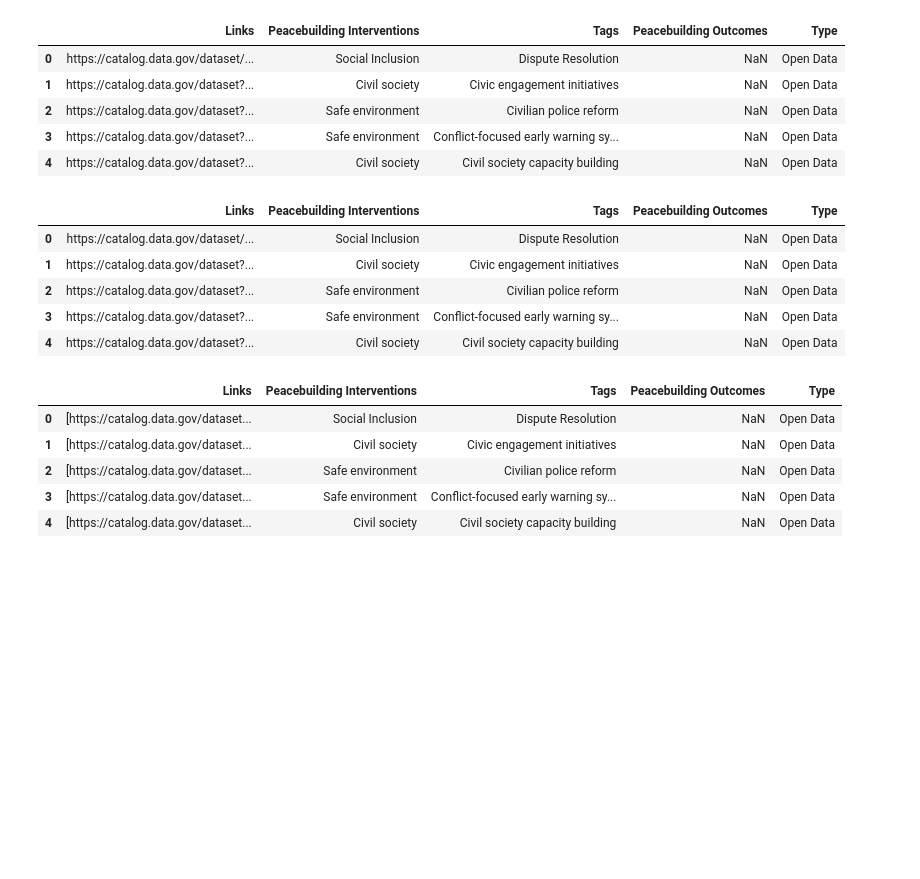
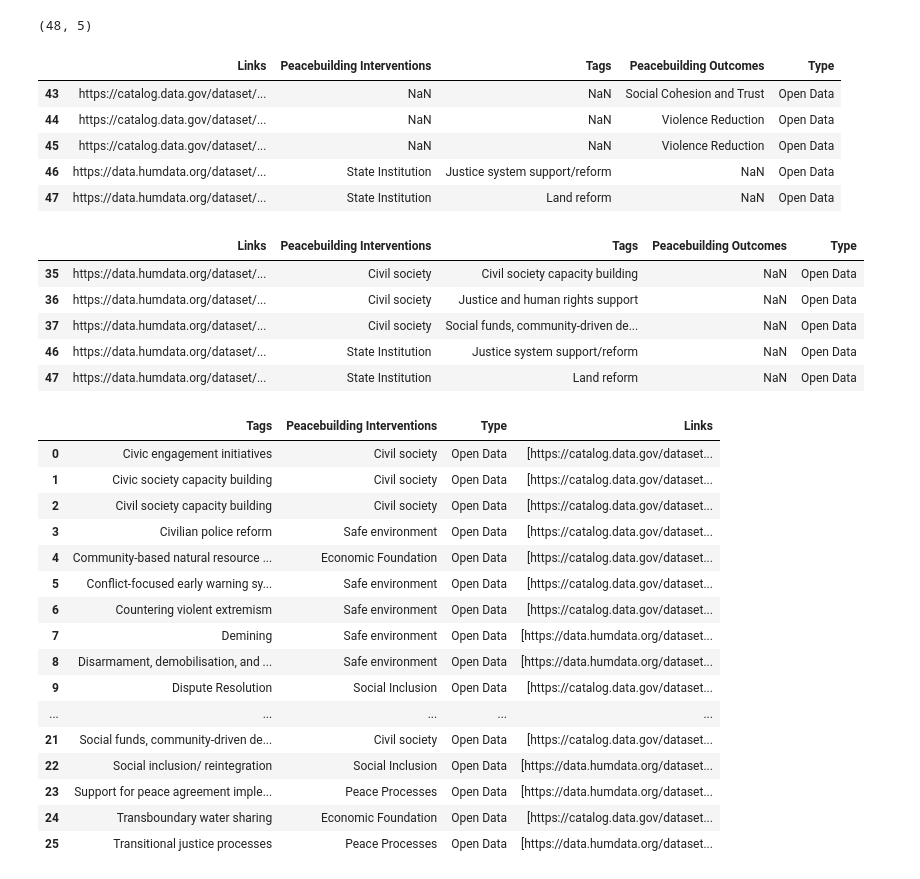
Before and after one commit to GW-DSSD/GIS4Peace, a Jupyter notebook: json_table.ipynb, the cells around one changed output. Drawn from its saved outputs; the diff is of its cells as text; code cells hidden in the pictures; blank space fills up the shorter version.

```diff
--- a/json_table.ipynb
+++ b/json_table.ipynb
@@ -1,36 +1,50 @@
 # %%
 import pandas as pd
 # %%
-df = pd.read_csv("links.csv")
+df = pd.read_csv("./data/links.csv")
+df.shape
+# %% [output]
+(48, 5)
 # %%
-df.head()
+df.tail()
 # %% [output]
 |  | Links | Peacebuilding Interventions | Tags | Peacebuilding Outcomes | Type |
-| 0 | https://catalog.data.gov/dataset/... | Social Inclusion | Dispute Resolution | NaN | Open Data |
-| 1 | https://catalog.data.gov/dataset?... | Civil society | Civic engagement initiatives | NaN | Open Data |
-| 2 | https://catalog.data.gov/dataset?... | Safe environment | Civilian police reform | NaN | Open Data |
-| 3 | https://catalog.data.gov/dataset?... | Safe environment | Conflict-focused early warning sy... | NaN | Open Data |
-| 4 | https://catalog.data.gov/dataset?... | Civil society | Civil society capacity building | NaN | Open Data |
+| 43 | https://catalog.data.gov/dataset/... | NaN | NaN | Social Cohesion and Trust | Open Data |
+| 44 | https://catalog.data.gov/dataset/... | NaN | NaN | Violence Reduction | Open Data |
+| 45 | https://catalog.data.gov/dataset/... | NaN | NaN | Violence Reduction | Open Data |
+| 46 | https://data.humdata.org/dataset/... | State Institution | Justice system support/reform | NaN | Open Data |
+| 47 | https://data.humdata.org/dataset/... | State Institution | Land reform | NaN | Open Data |
 # %%
-df = df[~df['Type'].isnull()]
-df.head()
+df = df[~df['Peacebuilding Interventions'].isnull()]
+df.tail()
 # %% [output]
 |  | Links | Peacebuilding Interventions | Tags | Peacebuilding Outcomes | Type |
-| 0 | https://catalog.data.gov/dataset/... | Social Inclusion | Dispute Resolution | NaN | Open Data |
-| 1 | https://catalog.data.gov/dataset?... | Civil society | Civic engagement initiatives | NaN | Open Data |
-| 2 | https://catalog.data.gov/dataset?... | Safe environment | Civilian police reform | NaN | Open Data |
-| 3 | https://catalog.data.gov/dataset?... | Safe environment | Conflict-focused early warning sy... | NaN | Open Data |
-| 4 | https://catalog.data.gov/dataset?... | Civil society | Civil society capacity building | NaN | Open Data |
+| 35 | https://data.humdata.org/dataset/... | Civil society | Civil society capacity building | NaN | Open Data |
+| 36 | https://data.humdata.org/dataset/... | Civil society | Justice and human rights support | NaN | Open Data |
+| 37 | https://data.humdata.org/dataset/... | Civil society | Social funds, community-driven de... | NaN | Open Data |
+| 46 | https://data.humdata.org/dataset/... | State Institution | Justice system support/reform | NaN | Open Data |
+| 47 | https://data.humdata.org/dataset/... | State Institution | Land reform | NaN | Open Data |
 # %%
-df['Links'] = df.groupby('Tags')['Links'].apply(list).reset_index(name='Links')['Links']
-df.head()
+df1 = df.groupby(['Tags','Peacebuilding Interventions','Type'])['Links'].apply(list).reset_index(name='Links')
+df1
 # %% [output]
-|  | Links | Peacebuilding Interventions | Tags | Peacebuilding Outcomes | Type |
-| 0 | [https://catalog.data.gov/dataset... | Social Inclusion | Dispute Resolution | NaN | Open Data |
-| 1 | [https://catalog.data.gov/dataset... | Civil society | Civic engagement initiatives | NaN | Open Data |
-| 2 | [https://catalog.data.gov/dataset... | Safe environment | Civilian police reform | NaN | Open Data |
-| 3 | [https://catalog.data.gov/dataset... | Safe environment | Conflict-focused early warning sy... | NaN | Open Data |
-| 4 | [https://catalog.data.gov/dataset... | Civil society | Civil society capacity building | NaN | Open Data |
+|  | Tags | Peacebuilding Interventions | Type | Links |
+| 0 | Civic engagement initiatives | Civil society | Open Data | [https://catalog.data.gov/dataset... |
+| 1 | Civic society capacity building | Civil society | Open Data | [https://catalog.data.gov/dataset... |
+| 2 | Civil society capacity building | Civil society | Open Data | [https://catalog.data.gov/dataset... |
+| 3 | Civilian police reform | Safe environment | Open Data | [https://catalog.data.gov/dataset... |
+| 4 | Community-based natural resource ... | Economic Foundation | Open Data | [https://catalog.data.gov/dataset... |
+| 5 | Conflict-focused early warning sy... | Safe environment | Open Data | [https://catalog.data.gov/dataset... |
+| 6 | Countering violent extremism | Safe environment | Open Data | [https://catalog.data.gov/dataset... |
+| 7 | Demining | Safe environment | Open Data | [https://data.humdata.org/dataset... |
+| 8 | Disarmament, demobilisation, and ... | Safe environment | Open Data | [https://data.humdata.org/dataset... |
+| 9 | Dispute Resolution | Social Inclusion | Open Data | [https://catalog.data.gov/dataset... |
+| ... | ... | ... | ... | ... |
+| 21 | Social funds, community-driven de... | Civil society | Open Data | [https://catalog.data.gov/dataset... |
+| 22 | Social inclusion/ reintegration | Social Inclusion | Open Data | [https://data.humdata.org/dataset... |
+| 23 | Support for peace agreement imple... | Peace Processes | Open Data | [https://data.humdata.org/dataset... |
+| 24 | Transboundary water sharing | Economic Foundation | Open Data | [https://catalog.data.gov/dataset... |
+| 25 | Transitional justice processes | Peace Processes | Open Data | [https://data.humdata.org/dataset... |
 # %%
 import json
 
```
Also changed, not shown: parts of 2 cells of this notebook, 2 other files.
